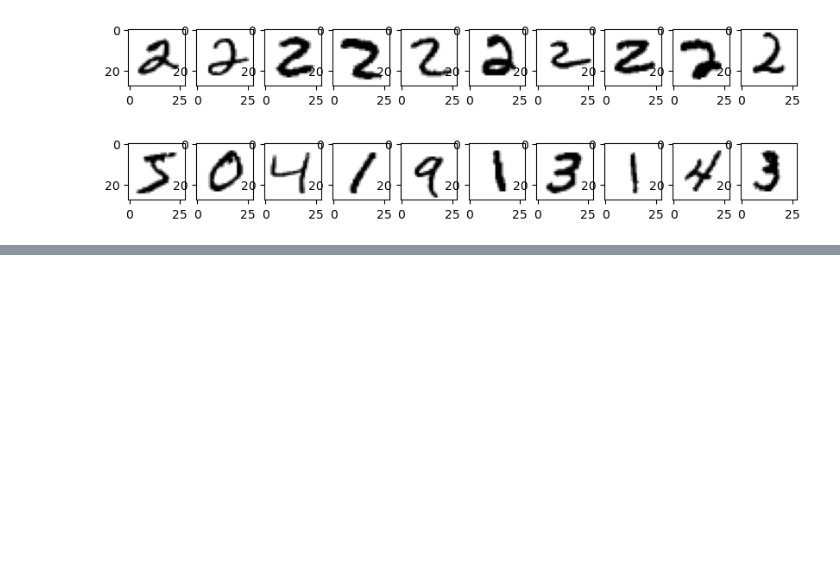
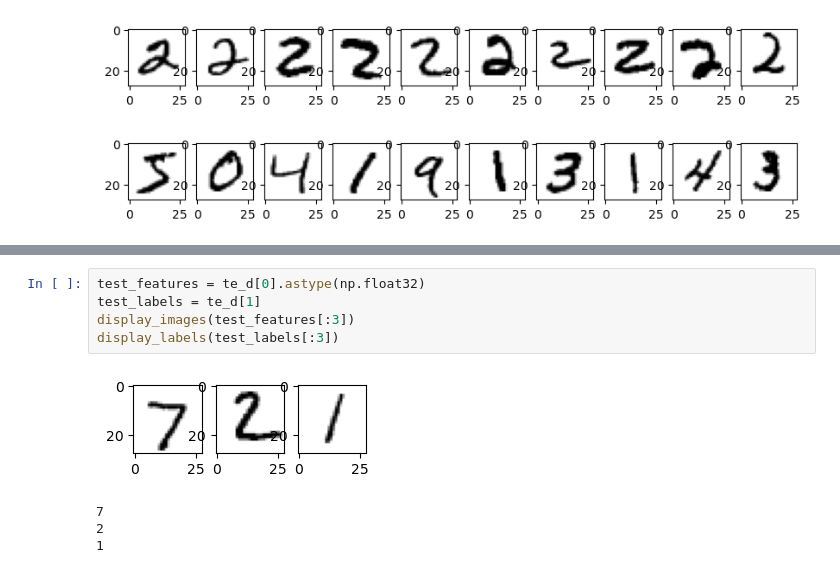
Before and after one commit to theimowski/AI-For-Beginners, a Jupyter notebook: lessons/3-NeuralNetworks/03-Perceptron/lab/PerceptronMultiClass.ipynb, the cells around one changed output, grey strips where cells are left out. Cells and saved outputs as stored; diff of their text form; blank space fills up the shorter version.

```diff
--- a/lessons/3-NeuralNetworks/03-Perceptron/lab/PerceptronMultiClass.ipynb
+++ b/lessons/3-NeuralNetworks/03-Perceptron/lab/PerceptronMultiClass.ipynb
@@ -213,0 +226,10 @@ print(features[0])
+# %%
+test_features = te_d[0].astype(np.float32)
+test_labels = te_d[1]
+display_images(test_features[:3])
+display_labels(test_labels[:3])
+# %% [output]
+[figure, added]
+7
+2
+1
```
Also changed, not shown: parts of 5 cells of this notebook.
